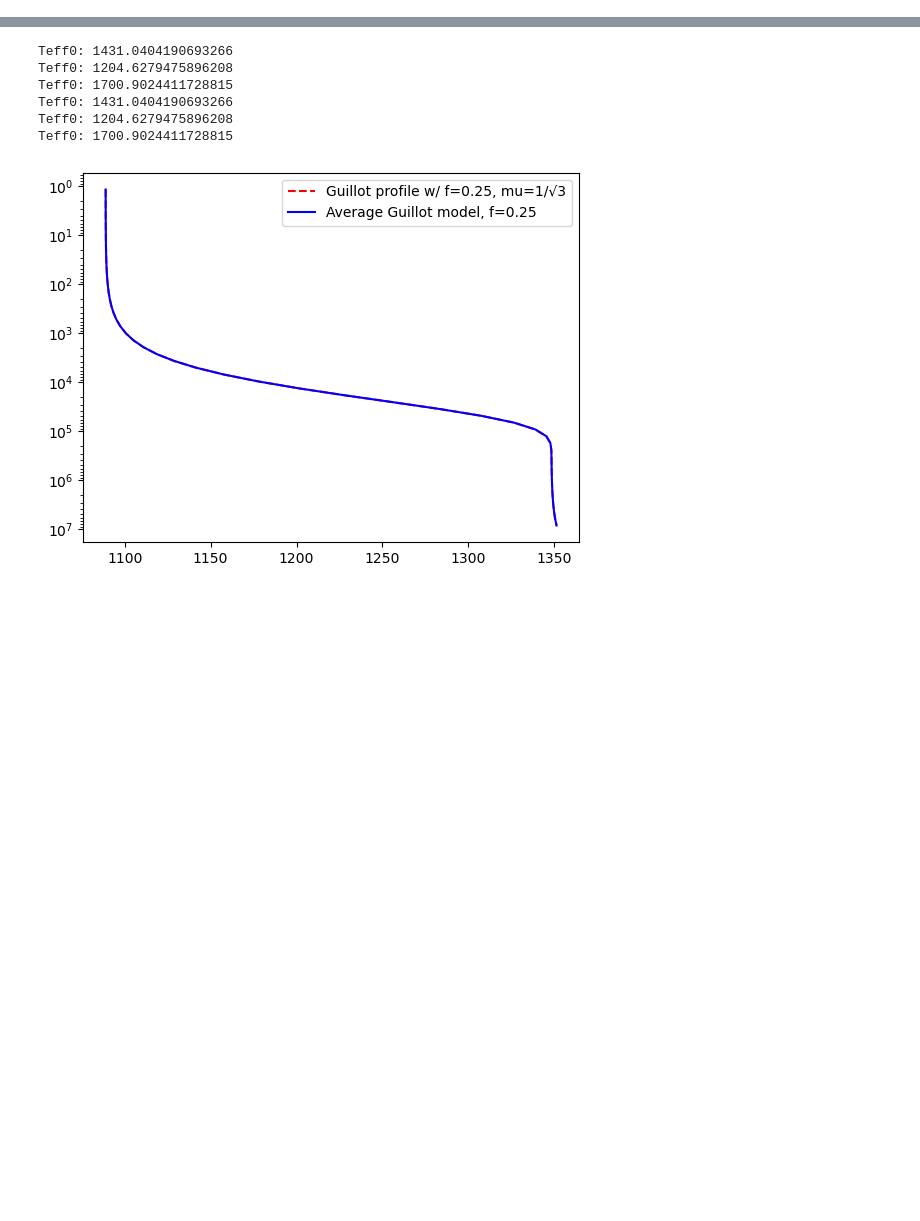
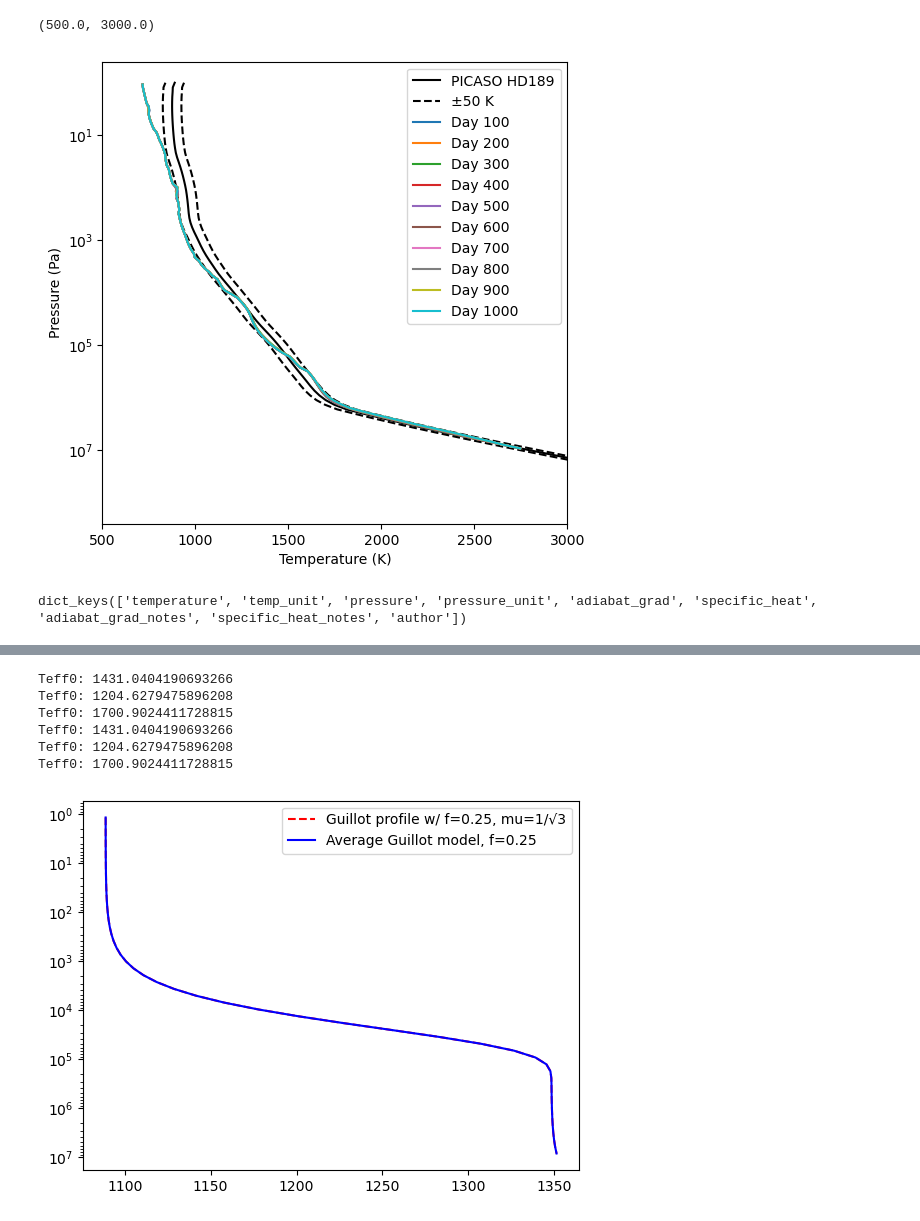
Before and after one commit to thomak22/RM-GCM-RT, a Jupyter notebook: visualize.ipynb, the cells around one changed output, grey strips where cells are left out. Cells and saved outputs as stored; diff of their text form; code cells hidden in the pictures; blank space fills up the shorter version.

```diff
--- a/visualize.ipynb
+++ b/visualize.ipynb
@@ -38,0 +49,49 @@ def insert_IC(dir, Tinit):
+# %%
+import pickle
+fig, ax = plt.subplots(figsize=(6,6))
+ax = [ax]
+def save_variable_to_file(var, filename):
+    with open(filename, 'wb') as f:
+        pickle.dump(var, f)
+
+def load_variable_from_file(filename):
+    with open(filename, 'rb') as f:
+        return pickle.load(f)
+
+# HD189model = load_variable_from_file("/Users/thomak/Research/Reading/PicketFence/1DPICASO/corrk_test_IC_models/HD189_BD_Tint500.pkl")
+HD189model = load_variable_from_file("/Users/thomak/Research/Reading/PicketFence/1DPICASO/corrk_test_IC_models/HD189_Tint365.pkl")
+ax[0].semilogy(HD189model['temperature'], HD189model['pressure']*1e5, label="PICASO HD189", c='k')
+ax[0].semilogy(HD189model['temperature']-50, HD189model['pressure']*1e5, 'k--')
+ax[0].semilogy(HD189model['temperature']+50, HD189model['pressure']*1e5, 'k--')
+ax[0].plot([],[],'k--', label='±50 K')
+# for d in range(1,10):
+#     if os.path.exists(f'Planet_Run_CK/{d}0.day_fort.8'):
+#         P, TT,dum = np.loadtxt(f'Planet_Run_CK/{d}0.day_fort.8', skiprows=1).T
+#         ax[0].semilogy(TT, P, label=f'Day {d}0')
+for d in range(10,101,10):
+    if os.path.exists(f'Planet_Run_CK/{d}0.day_fort.8'):
+        P, TT,dum = np.loadtxt(f'Planet_Run_CK/{d}0.day_fort.8', skiprows=1).T
+        ax[0].semilogy(TT, P, label=f'Day {d}0')
+
+tadiab = np.zeros_like(TT)
+tadiab[-1] = TT[-1]
+for i in range(len(TT)-1, 1, -1):
+    tadiab[i-1] = tadiab[i] * (P[i-1]/P[i])**(2/7)
+# ax[0].semilogy(tadiab, P, 'k--', label='Adiabatic')
+# plt.legend()
+# for d in range(1,11):
+#     P,TT,dum = np.loadtxt(f'Planet_Run/{d}00.day_fort.8', skiprows=1).T
+#     # ax[0].semilogy(TT, P)
+#     ax[1].semilogy(TT-finalTT, P, label=f'Day {d}00')
+ax[0].invert_yaxis()
+ax[0].legend()
+# ax[1].set_xlabel('Temperature Difference (K)')
+ax[0].set_xlabel('Temperature (K)')
+ax[0].set_ylabel('Pressure (Pa)')
+# ax[0].semilogy(finalTT, finalP, 'k--', lw=2)
+ax[0].set_xlim(500,3000)
+# ax[0].set_xlim(1500, 3000)
+# ax[0].set_ylim(1e8, 1e5)
+# %% [output]
+(500.0, 3000.0)
+[figure, added]
@@ -38,0 +105,4 @@ def insert_IC(dir, Tinit):
+# %%
+data.keys()
+# %% [output]
+dict_keys(['temperature', 'temp_unit', 'pressure', 'pressure_unit', 'adiabat_grad', 'specific_heat', 'adiabat_grad_notes', 'specific_heat_notes', 'author'])
```
Also changed, not shown: parts of 11 cells of this notebook, 12 other files.
